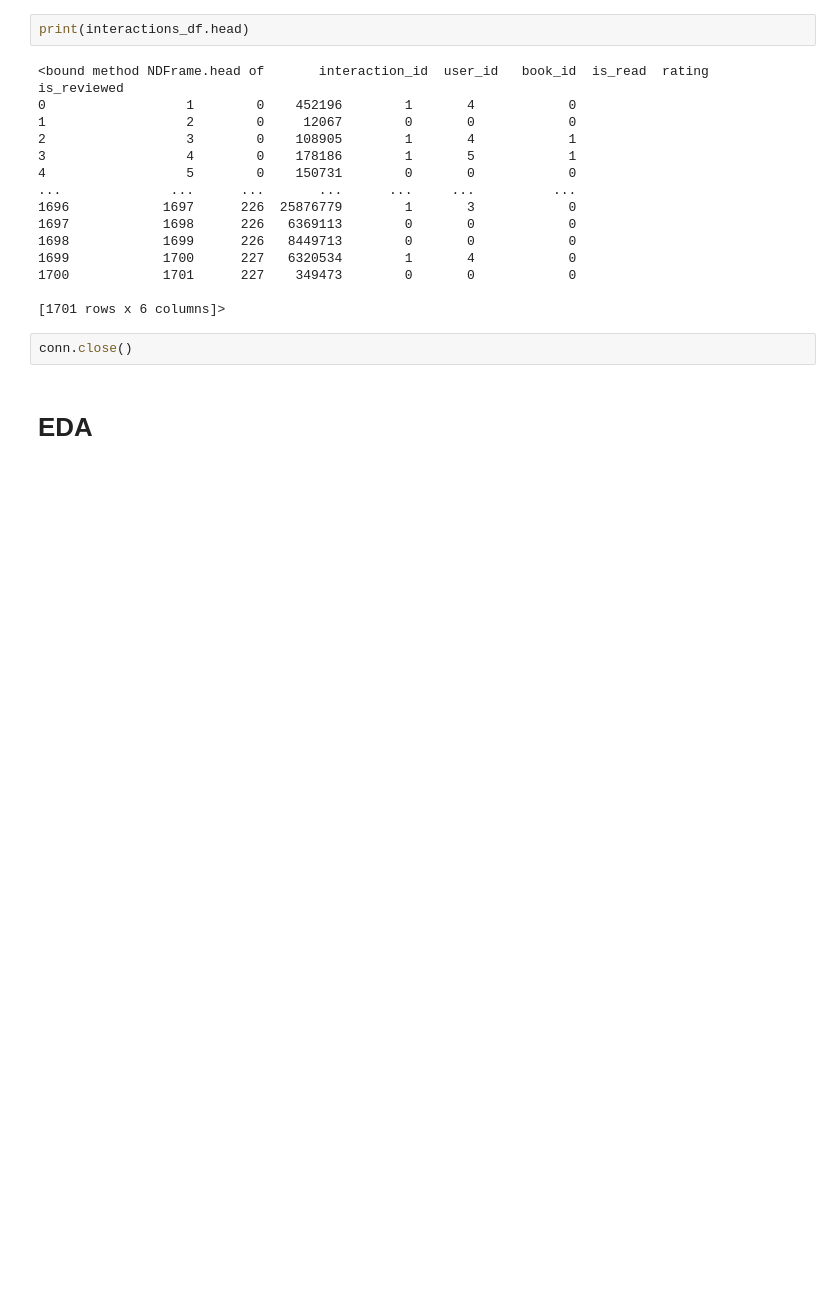
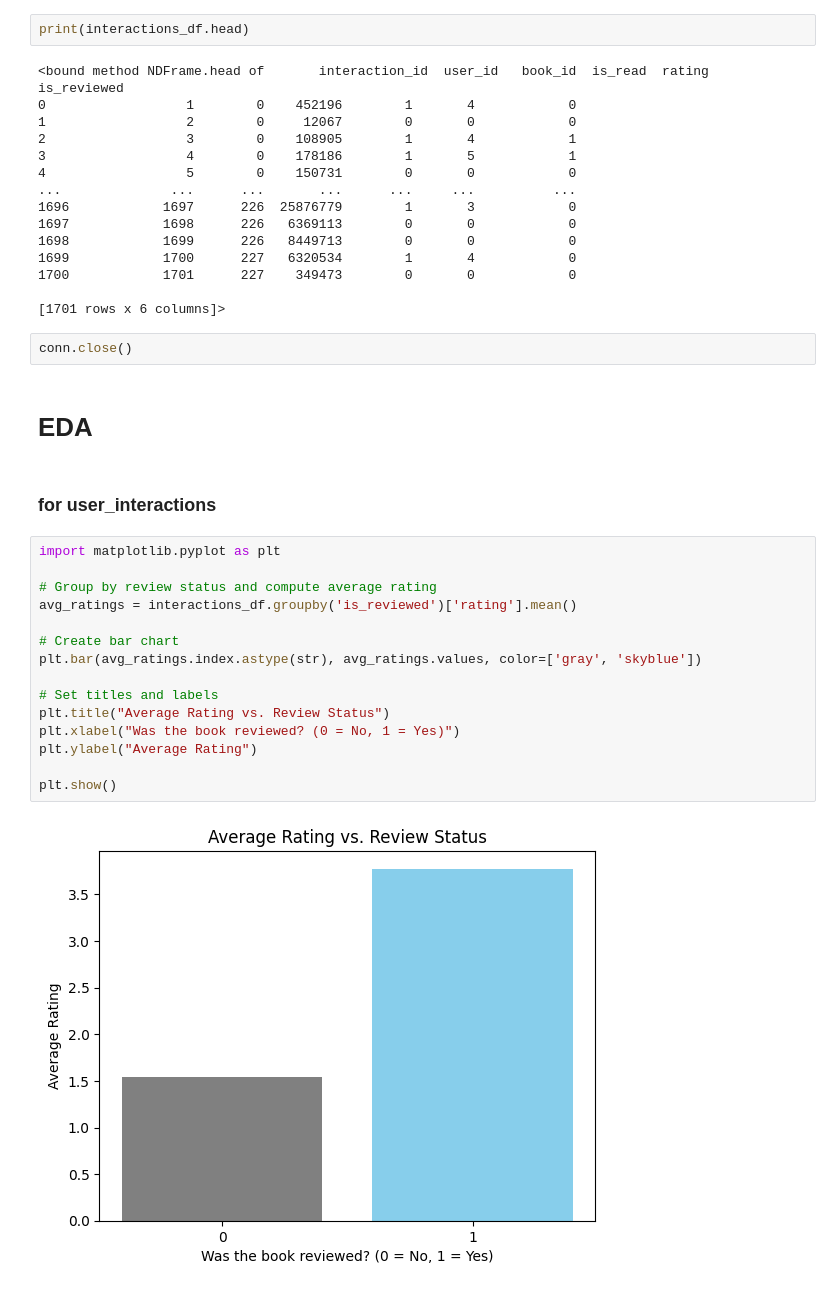
Before and after one commit to nrchnnas/recsys, a Jupyter notebook: eda.ipynb, the cells around one changed output. Cells and saved outputs as stored; diff of their text form; blank space fills up the shorter version.

Commit message:
analysis of user-interactions

```diff
--- a/eda.ipynb
+++ b/eda.ipynb
@@ -75,3 +76,22 @@ print(interactions_df.head)
 conn.close()
 # %% [markdown]
 # EDA
+# %% [markdown]
+### for user_interactions
+# %%
+import matplotlib.pyplot as plt
+
+# Group by review status and compute average rating
+avg_ratings = interactions_df.groupby('is_reviewed')['rating'].mean()
+
+# Create bar chart
+plt.bar(avg_ratings.index.astype(str), avg_ratings.values, color=['gray', 'skyblue'])
+
+# Set titles and labels
+plt.title("Average Rating vs. Review Status")
+plt.xlabel("Was the book reviewed? (0 = No, 1 = Yes)")
+plt.ylabel("Average Rating")
+
+plt.show()
+# %% [output]
+[figure, added]
```
Also changed, not shown: parts of 3 cells of this notebook.
